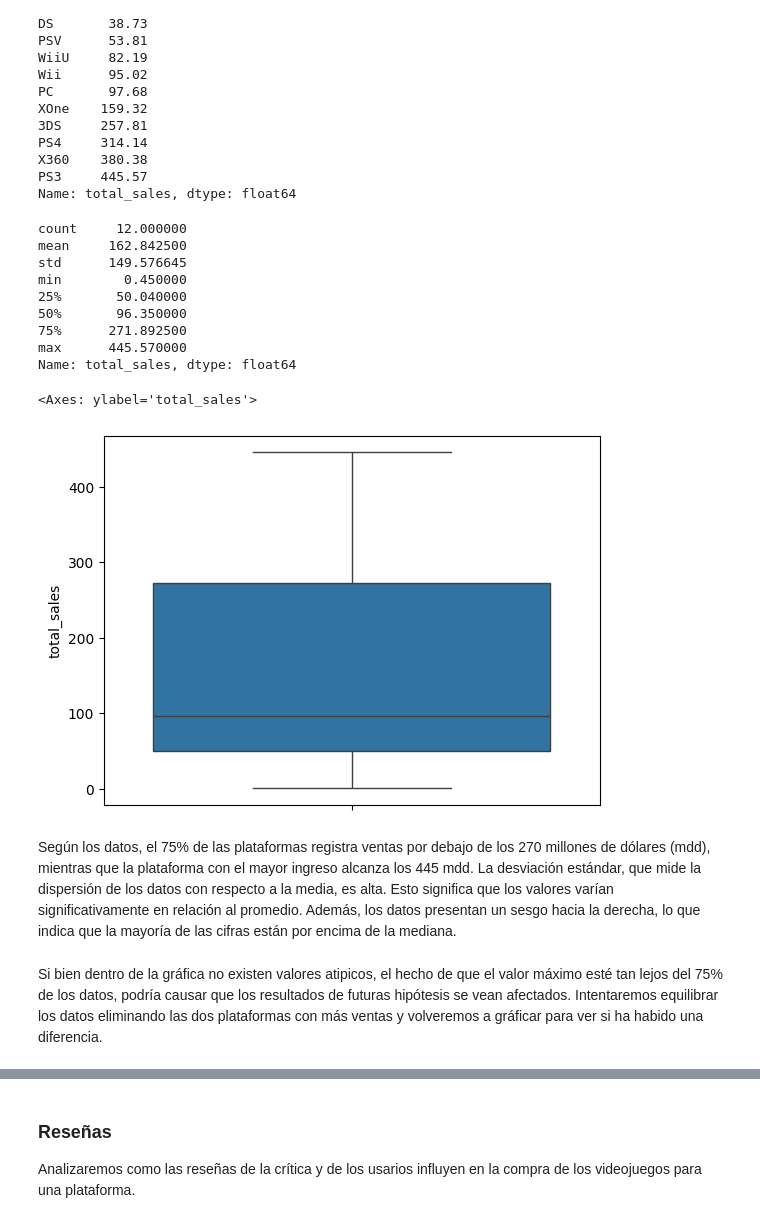
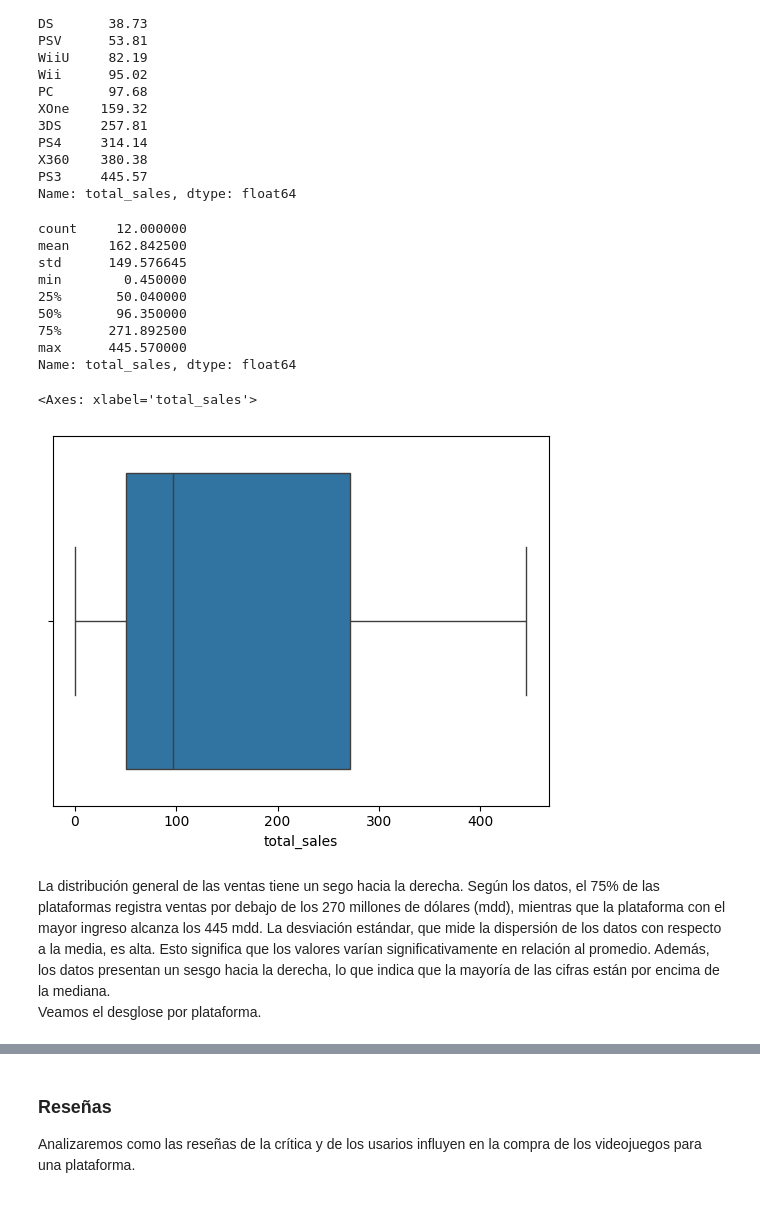
Before and after one commit to emmcors/videogame_sales, a Jupyter notebook: campaña_2017.ipynb, the cells around one changed output, grey strips where cells are left out. Saved outputs shown, nothing was run; the diff lists cells and outputs as text; code cells hidden in the pictures.

```diff
--- a/campaña_2017.ipynb
+++ b/campaña_2017.ipynb
@@ -228,3 +274,14 @@ df_games.fillna({'user_score':user_score_median}, inplace=True)
+# %%
+# función para asignar una puntuación de los usuarios dependiendo del genero
+def user_score_median(genre):
+    return df_games[df_games['genre']==genre]['user_score'].median()
+# %%
+# aplicamos las funciones para la sustitución de las puntuaciones ausentes
+missing_critic_score = df_games['critic_score'].isna()
+missing_user_score = df_games['user_score'].isna()
+
+df_games.loc[missing_critic_score, 'critic_score'] = df_games.loc[missing_critic_score, 'genre'].apply(critic_score_median)
+df_games.loc[missing_user_score, 'user_score'] = df_games.loc[missing_user_score, 'genre'].apply(user_score_median)
 # %% [markdown]
 #### Clasificación ESRB
 # %%
@@ -339,6 +382,6 @@ Realizaremos un análisis con respecto a los datos anuales de las plataformas co
 # %%
 # Obtenemos una lista de las plataformas con mejores ventas en los últimos años
-df_last_games = df_games[df_games['year_of_release']>2011] # filtramos los videjuegos más recientes
+df_last_games = df_games[df_games['year_of_release']>=2011] # filtramos los videjuegos más recientes
 df_platforms = df_last_games.groupby('platform')['total_sales'].sum().sort_values()
 print(df_platforms)
 # %% [output]
@@ -426,7 +467,8 @@ df_games_filtered = df_games[df_games['year_of_release']>=2011]
 # %% [markdown]
 ### Ventas globales de todos los juegos, desglosados por plataforma.
 # %%
-df_sales_per_platform = df_games_filtered.groupby('platform')['total_sales'].sum()
+# mostramos las ventas totales de cada plataforma en orden ascendente
+df_sales_per_platform = df_last_games.groupby('platform')['total_sales'].sum()
 print(df_sales_per_platform.sort_values())
 # %% [output]
 platform
@@ -445,20 +487,19 @@ PS3     445.57
 Name: total_sales, dtype: float64
 # %%
 print(df_sales_per_platform.describe())
-sns.boxplot(df_sales_per_platform)
+sns.boxplot(x=df_sales_per_platform)
 # %% [output]
 count     12.000000
 mean     162.842500
 std      149.576645
 min        0.450000
 25%       50.040000
 50%       96.350000
 75%      271.892500
 max      445.570000
 Name: total_sales, dtype: float64
-<Axes: ylabel='total_sales'>
+<Axes: xlabel='total_sales'>
-[figure, old version]
+[figure, new version]
 # %% [markdown]
-Según los datos, el 75% de las plataformas registra ventas por debajo de los 270 millones de dólares (mdd), mientras que la plataforma con el mayor ingreso alcanza los 445 mdd. La desviación estándar, que mide la dispersión de los datos con respecto a la media, es alta. Esto significa que los valores varían significativamente en relación al promedio. Además, los datos presentan un sesgo hacia la derecha, lo que indica que la mayoría de las cifras están por encima de la mediana.
+La distribución general de las ventas tiene un sego hacia la derecha. Según los datos, el 75% de las plataformas registra ventas por debajo de los 270 millones de dólares (mdd), mientras que la plataforma con el mayor ingreso alcanza los 445 mdd. La desviación estándar, que mide la dispersión de los datos con respecto a la media, es alta. Esto significa que los valores varían significativamente en relación al promedio. Además, los datos presentan un sesgo hacia la derecha, lo que indica que la mayoría de las cifras están por encima de la mediana.
+Veamos el desglose por plataforma.
-# %% [markdown]
-Si bien dentro de la gráfica no existen valores atipicos, el hecho de que el valor máximo esté tan lejos del 75% de los datos, podría causar que los resultados de futuras hipótesis se vean afectados. Intentaremos equilibrar los datos eliminando las dos plataformas con más ventas y volveremos a gráficar para ver si ha habido una diferencia.
```
Also changed, not shown: parts of 75 cells of this notebook, 1 other file.
